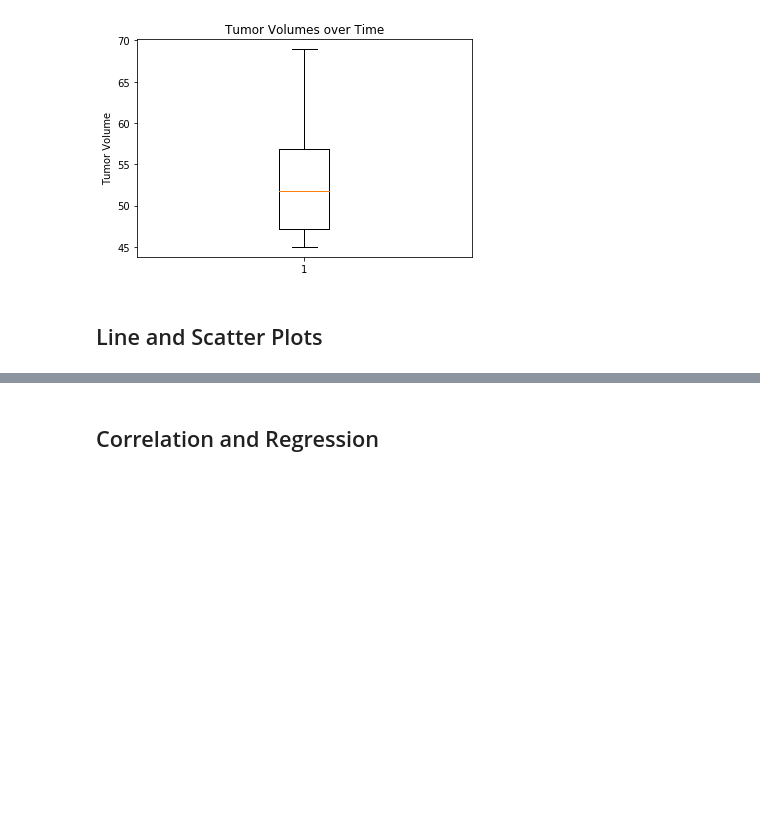
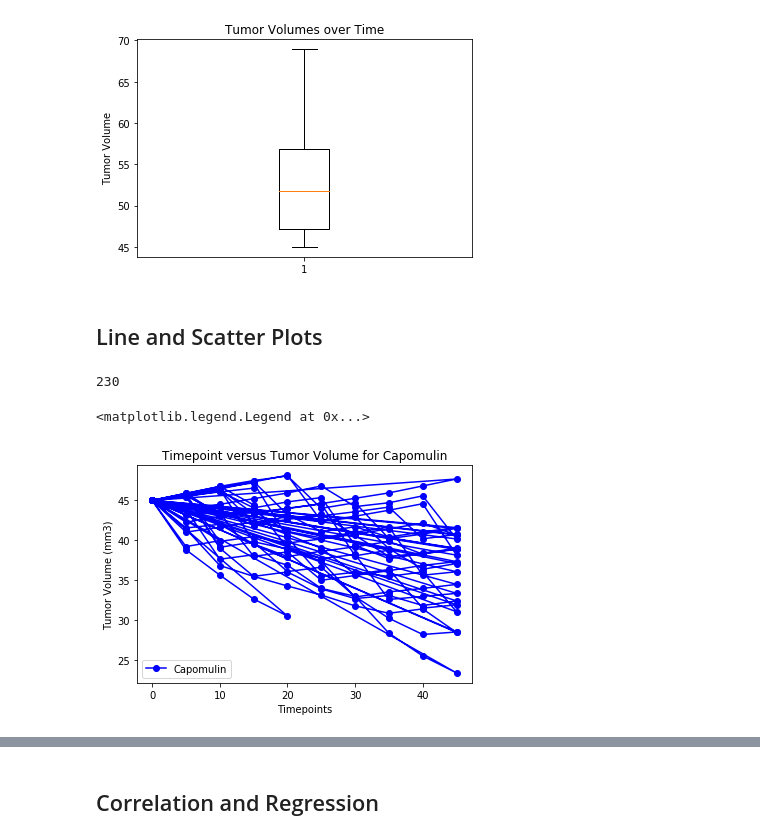
Before and after one commit to cpatterson71/Matplotlib-Project-2020, a Jupyter notebook: Pymaceuticals/pymaceuticals_starter.ipynb, the cells around one changed output, grey strips where cells are left out. Cells and saved outputs as stored; diff of their text form; code cells hidden in the pictures; blank space fills up the shorter version.

Commit message:
updated to include scatter plot CP22Sep20

```diff
--- a/Pymaceuticals/pymaceuticals_starter.ipynb
+++ b/Pymaceuticals/pymaceuticals_starter.ipynb
@@ -216,7 +226,7 @@ Text(0.5, 1.0, 'Percentage of Male and Female Mice')
 # %%
 # Calculate the final tumor volume of each mouse across four of the treatment regimens:
 # Capomulin, Ramicane, Infubinol, and Ceftamin
-short_merged_df = merged_df.loc[:,['Drug Regimen','Timepoint', 'Tumor Volume (mm3)']]
+short_merged_df = merged_df.loc[:,['Drug Regimen','Timepoint', 'Tumor Volume (mm3)','Weight (g)']]
 capomulin_summary = short_merged_df.loc[(short_merged_df['Drug Regimen'] == 'Capomulin')]
 times = capomulin_summary['Timepoint']
 tumor_volume = capomulin_summary['Tumor Volume (mm3)']
@@ -339,2 +347,19 @@ plt.show()
+# %%
+# Generate a line plot of time point versus tumor volume for a mouse treated with Capomulin
+
+
+x_value = capomulin_summary['Timepoint']
+y_axis = round(capomulin_summary['Tumor Volume (mm3)'],2).count()
+print(y_axis)
+
+plt.plot(x_value, tumor_volume, marker='o', color='blue', label='Capomulin')
+plt.xlabel('Timepoints')
+plt.ylabel('Tumor Volume (mm3)')
+plt.title('Timepoint versus Tumor Volume for Capomulin')
+plt.legend(loc='best')
+# %% [output]
+230
+<matplotlib.legend.Legend at 0x...>
+[figure, added]
 # %%
 # Generate a scatter plot of mouse weight versus average tumor volume for the Capomulin regimen
```
Also changed, not shown: parts of 3 cells of this notebook.
